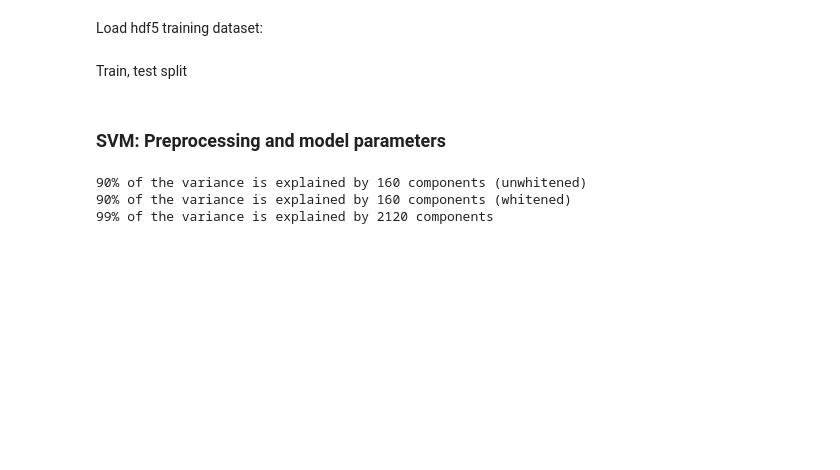
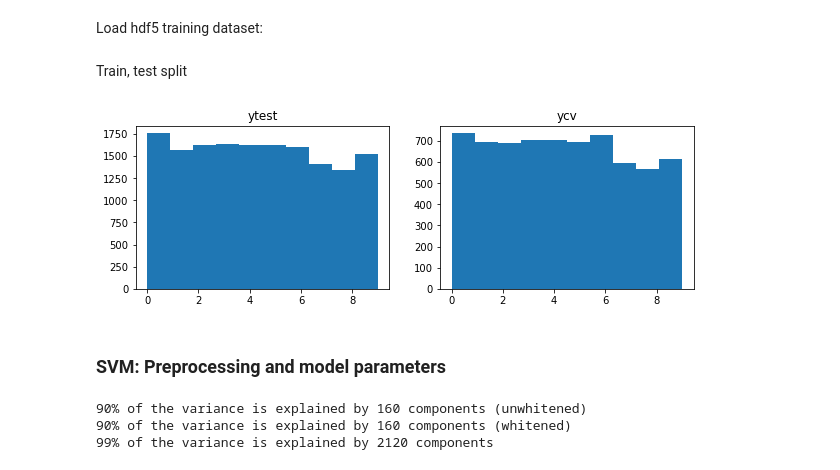
Before and after one commit to sinemmy/Fourthbrain_independent_project, a Jupyter notebook: State Farm Distracted Driving_SVM.ipynb, the cells around one changed output. Cells and saved outputs as stored; diff of their text form; code cells hidden in the pictures; blank space fills up the shorter version.

```diff
--- a/State Farm Distracted Driving_SVM.ipynb
+++ b/State Farm Distracted Driving_SVM.ipynb
@@ -55,21 +55,29 @@ from sklearn.metrics import precision_score as precision
 # %%
 # Some parameters for running the Notebook
 # hdf5 filename
-downscale = 5
-hdf5_train ="StateFarm_Train_5X.h5" # scaled down by 5
+downscale = 2
+hdf5_train = f"StateFarm_Train_{downscale}X.h5" # scaled down by 5
+hdf5_test = f"StateFarm_Test_{downscale}X.h5"
 #"StateFarm_Train_2X.h5" # scaled down by 2
+#"StateFarm_Train_5X.h5" # scaled down by 5
+
 #write image dataset?
-write_dataset = False
+write_dataset = True
+write_testset = False
 
 #run grid search for svm hyperparameters?
 run_gridsearch = False
 
 #PCA/SVM
 runFullPCA = False
-computeLearningCurve = True
+computeLearningCurve = False
+computeLearningFull = True
+
 PIK = "pca.dat"
 PIK2 = "grid.dat"
-PIK_learning = 'learning_xtrain_ytrain.dat'
+PIK_learning = 'learning.dat'
+PIK_learning_full = 'learning_X_y.dat'
+#'learning_xtrain_ytrain.dat'
 #learning_X_y_wtf.dat
 # %% [markdown]
 ### Make and/or  Load HDF5 dataset (training data) :
@@ -173,6 +269,15 @@ X = X - X.mean(axis=1).reshape(X.shape[0], 1)
 Train, test split
 # %%
 xtrain, xcv, ytrain, ycv = train_test_split(X, y, test_size=0.3, random_state=42)
+# %%
+# Just make sure that the classes are represented equally (random distribution)
+figure = plt.figure(figsize=(10,3))
+ax = plt.subplot(121).hist(ytrain);
+plt.title('ytest');
+plt.subplot(122).hist(ycv);
+plt.title('ycv');
+# %% [output]
+[figure, added]
 # %% [markdown]
 ### SVM: Preprocessing and model parameters
 # %%
```
Also changed, not shown: parts of 19 cells of this notebook, 1 other file.
